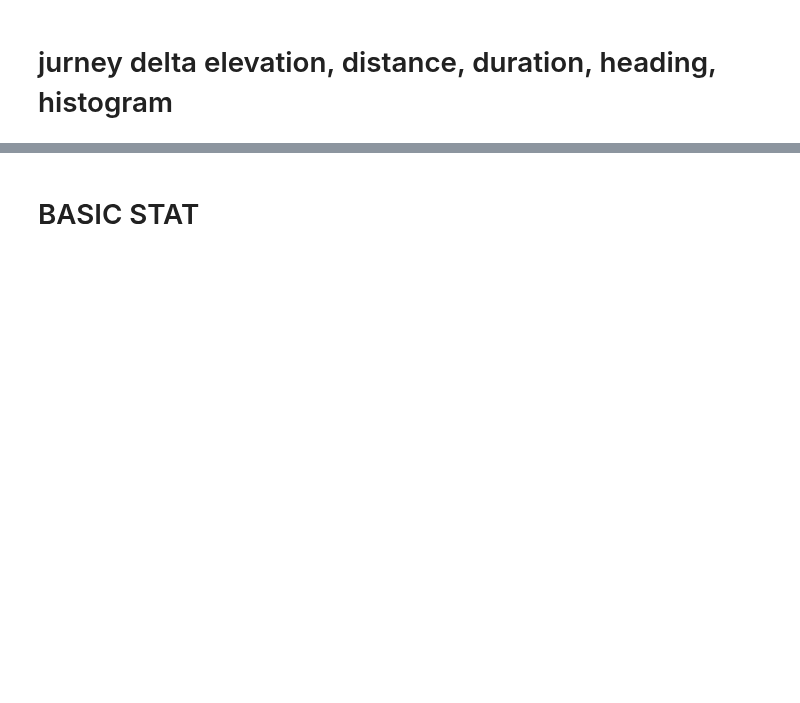
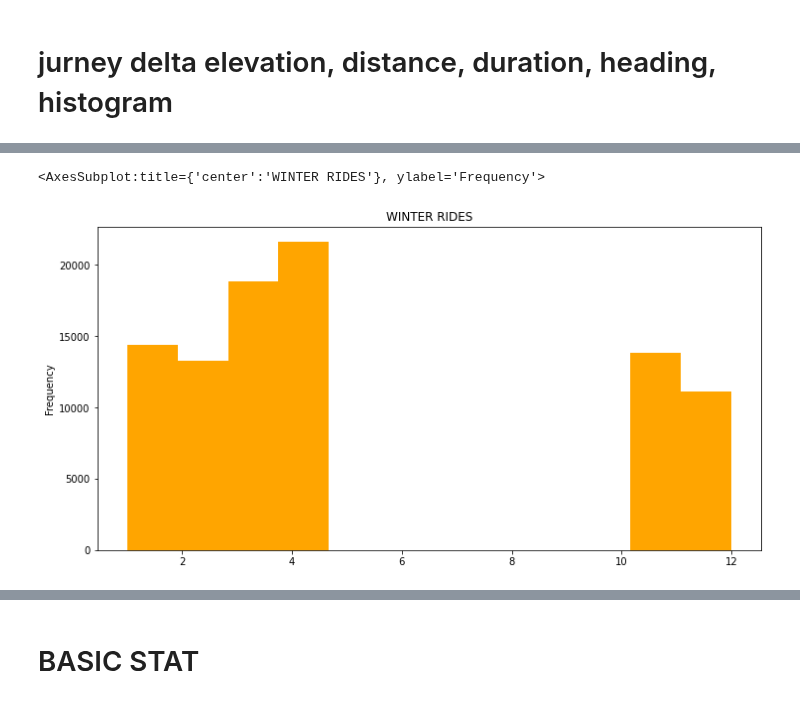
Before and after one commit to daim77/python_BI_analysis_bike_sharing, a Jupyter notebook: results.ipynb, the cells around one changed output, grey strips where cells are left out. Saved outputs shown, nothing was run; the diff lists cells and outputs as text; code cells hidden in the pictures; blank space fills up the shorter version.

```diff
--- a/results.ipynb
+++ b/results.ipynb
@@ -256,0 +274,9 @@ df.plot.hist('day_of_week', figsize=(12, 6), color='red', bins=7)
+# %%
+cond1 = bikes_df['started_at'].dt.month <= 4
+cond2 = bikes_df['started_at'].dt.month >= 11
+selection = cond1 | cond2
+df = bikes_df.loc[selection, ['started_at']]['started_at'].dt.month
+df.plot.hist(df, figsize=(12, 6), color='orange', bins=12, title='WINTER RIDES')
+# %% [output]
+<AxesSubplot:title={'center':'WINTER RIDES'}, ylabel='Frequency'>
+[figure, added]
```
Also changed, not shown: parts of 7 cells of this notebook, 2 other files.
